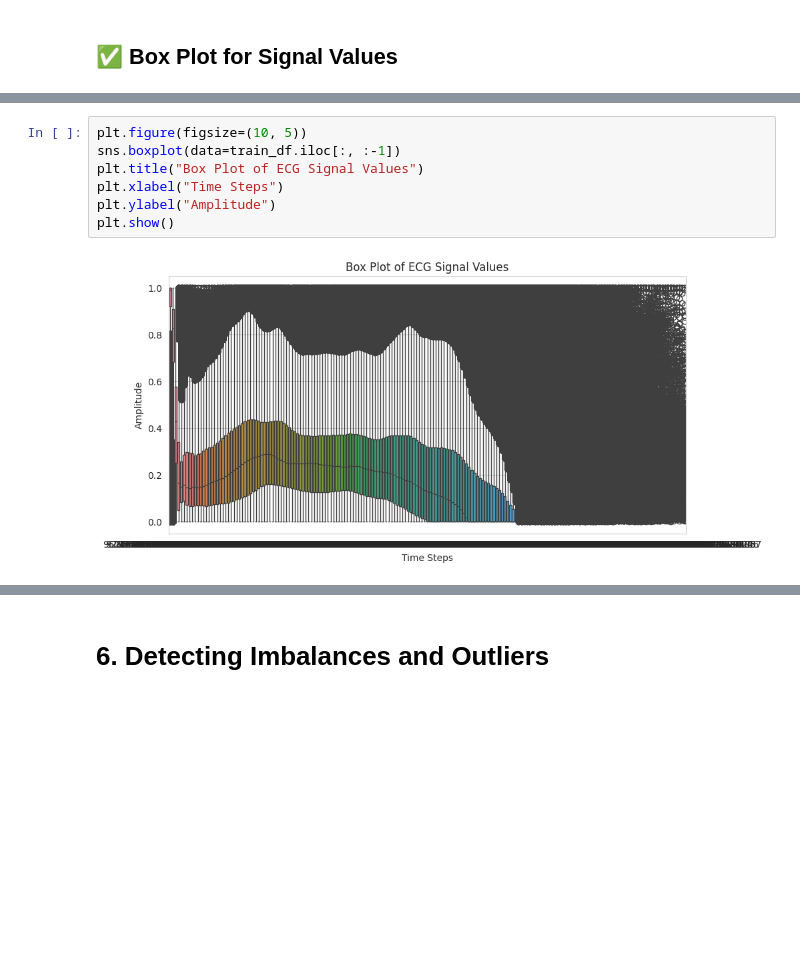
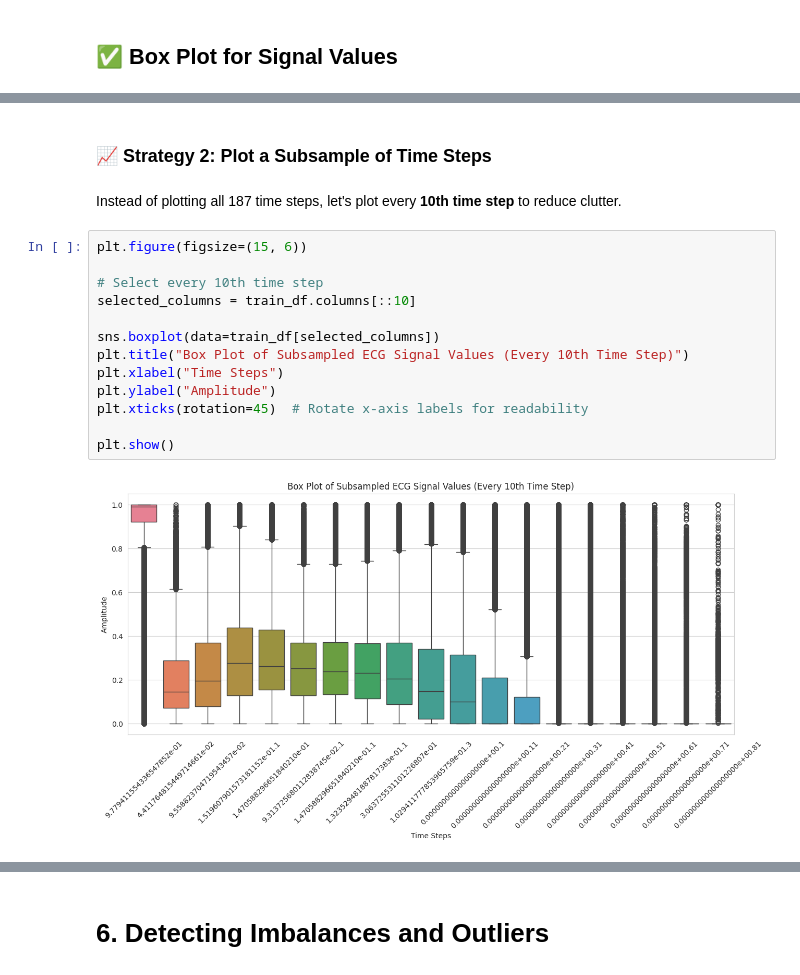
Before and after one commit to ancilcleetus/Time_Series_Project_01_ECG_Insight, a Jupyter notebook: notebooks/Kaggle_ECG_Heartbeat_Dataset_Exploration.ipynb, the cells around one changed output, grey strips where cells are left out. Saved outputs shown, nothing was run; the diff lists cells and outputs as text; blank space fills up the shorter version.

```diff
--- a/notebooks/Kaggle_ECG_Heartbeat_Dataset_Exploration.ipynb
+++ b/notebooks/Kaggle_ECG_Heartbeat_Dataset_Exploration.ipynb
@@ -277,9 +317,19 @@ plt.show()
+# %% [markdown]
+### 📈 Strategy 2: Plot a Subsample of Time Steps
+# %% [markdown]
+Instead of plotting all 187 time steps, let's plot every **10th time step** to reduce clutter.
 # %%
-plt.figure(figsize=(10, 5))
-sns.boxplot(data=train_df.iloc[:, :-1])
-plt.title("Box Plot of ECG Signal Values")
+plt.figure(figsize=(15, 6))
+
+# Select every 10th time step
+selected_columns = train_df.columns[::10]
+
+sns.boxplot(data=train_df[selected_columns])
+plt.title("Box Plot of Subsampled ECG Signal Values (Every 10th Time Step)")
 plt.xlabel("Time Steps")
 plt.ylabel("Amplitude")
+plt.xticks(rotation=45)  # Rotate x-axis labels for readability
+
 plt.show()
 # %% [output]
-[figure, old version]
+[figure, new version]
```
Also changed, not shown: parts of 21 cells of this notebook.
